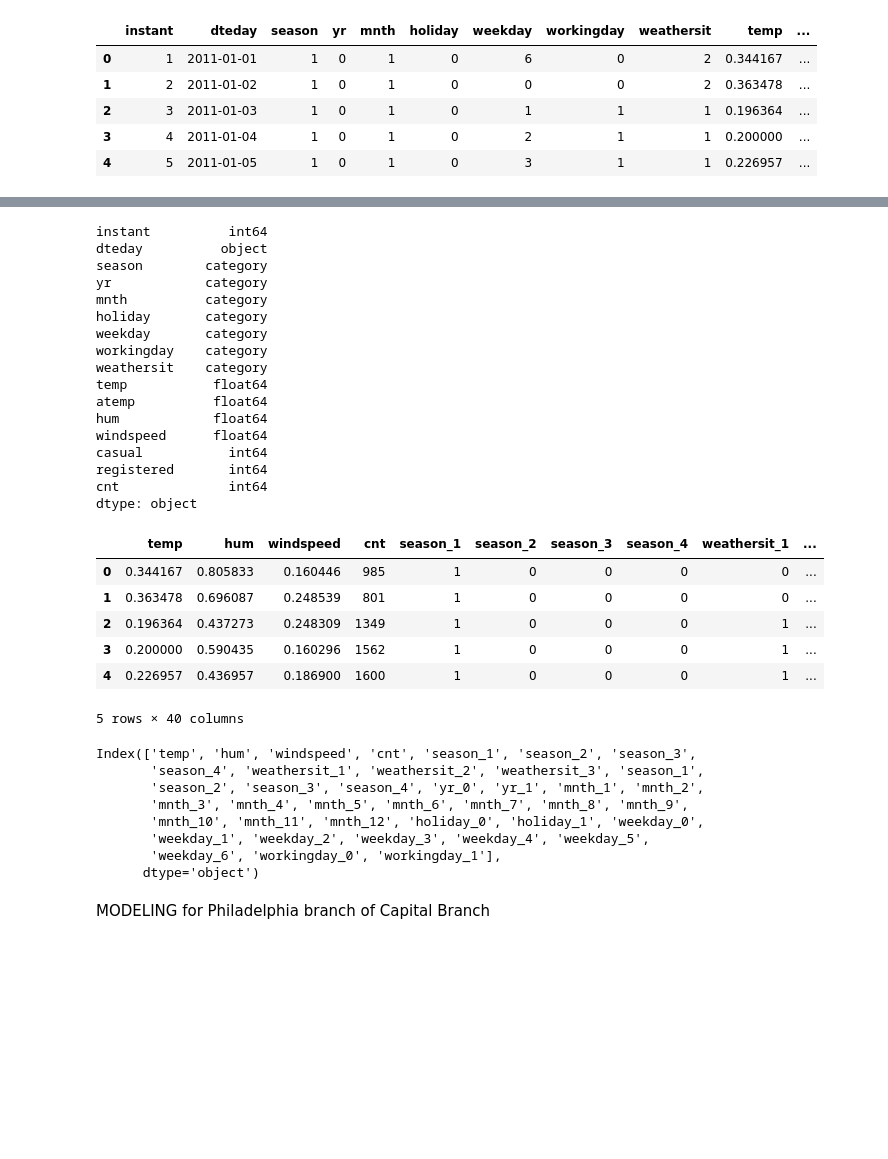
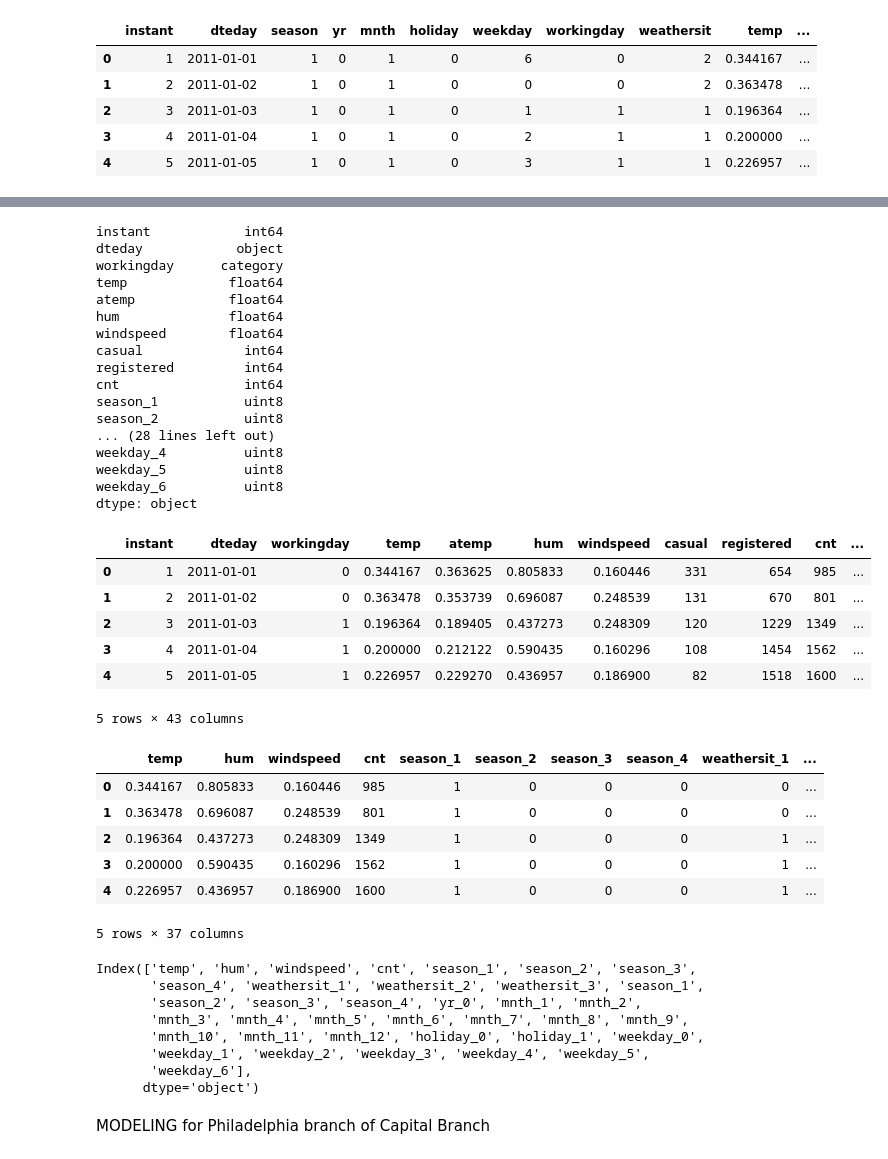
Before and after one commit to karlakum/Capstone-Two-Project, a Jupyter notebook: Notebooks/Bike - Preprocessing and Modeling.ipynb, the cells around one changed output, grey strips where cells are left out. Drawn from its saved outputs; the diff is of its cells as text; code cells hidden in the pictures; blank space fills up the shorter version.

```diff
--- a/Notebooks/Bike - Preprocessing and Modeling.ipynb
+++ b/Notebooks/Bike - Preprocessing and Modeling.ipynb
@@ -64,29 +83,41 @@ display(df1)
 # %%
 #let's make sure of the feature types.
-bike_data.dtypes
+df.dtypes
 # %% [output]
-instant          int64
-dteday          object
-season        category
-yr            category
-mnth          category
-holiday       category
-weekday       category
-workingday    category
-weathersit    category
-temp           float64
-atemp          float64
-hum            float64
-windspeed      float64
-casual           int64
-registered       int64
-cnt              int64
+instant            int64
+dteday            object
+workingday      category
+temp             float64
+atemp            float64
+hum              float64
+windspeed        float64
+casual             int64
+registered         int64
+cnt                int64
+season_1           uint8
+season_2           uint8
+... (28 lines left out)
+weekday_4          uint8
+weekday_5          uint8
+weekday_6          uint8
 dtype: object
+# %%
+df.head()
+# %% [output]
+|  | instant | dteday | workingday | temp | atemp | hum | windspeed | casual | registered | cnt | ... |
+| 0 | 1 | 2011-01-01 | 0 | 0.344167 | 0.363625 | 0.805833 | 0.160446 | 331 | 654 | 985 | ... |
+| 1 | 2 | 2011-01-02 | 0 | 0.363478 | 0.353739 | 0.696087 | 0.248539 | 131 | 670 | 801 | ... |
+| 2 | 3 | 2011-01-03 | 1 | 0.196364 | 0.189405 | 0.437273 | 0.248309 | 120 | 1229 | 1349 | ... |
+| 3 | 4 | 2011-01-04 | 1 | 0.200000 | 0.212122 | 0.590435 | 0.160296 | 108 | 1454 | 1562 | ... |
+| 4 | 5 | 2011-01-05 | 1 | 0.226957 | 0.229270 | 0.436957 | 0.186900 | 82 | 1518 | 1600 | ... |
+5 rows × 43 columns
 # %%
 # Standardize the magnitude of numeric features using a scaler
 #drop the 'dteday' column which is an object and also 'registered', 'casual' and 'atemp' to simplify the numbers
-df1.drop(['dteday', 'registered', 'casual', 'atemp', 'instant'],  axis=1, inplace=True)
-df1.head()
+#and year cloumn since it is redundant to have it for now. We cut off workingday since overall it doesn't make a big
+#difference we have already weekend and weekday columns..
+df.drop(columns = ['dteday', 'atemp', 'casual', 'registered', 'instant', 'workingday'], inplace = True)
+df.head()
 # %% [output]
 |  | temp | hum | windspeed | cnt | season_1 | season_2 | season_3 | season_4 | weathersit_1 | ... |
 | 0 | 0.344167 | 0.805833 | 0.160446 | 985 | 1 | 0 | 0 | 0 | 0 | ... |
@@ -94,22 +125,22 @@ df1.head()
 | 2 | 0.196364 | 0.437273 | 0.248309 | 1349 | 1 | 0 | 0 | 0 | 1 | ... |
 | 3 | 0.200000 | 0.590435 | 0.160296 | 1562 | 1 | 0 | 0 | 0 | 1 | ... |
 | 4 | 0.226957 | 0.436957 | 0.186900 | 1600 | 1 | 0 | 0 | 0 | 1 | ... |
-5 rows × 40 columns
+5 rows × 37 columns
 # %%
 # Making a Scaler object
 scaler = StandardScaler()
 # Fitting data to the scaler object
-scaled_df = scaler.fit_transform(df1)
-scaled_df = pd.DataFrame(scaled_df, columns= df1.columns)
+scaled_df = scaler.fit_transform(df)
+scaled_df = pd.DataFrame(scaled_df, columns= df.columns)
 scaled_df.columns
 # %% [output]
 Index(['temp', 'hum', 'windspeed', 'cnt', 'season_1', 'season_2', 'season_3',
        'season_4', 'weathersit_1', 'weathersit_2', 'weathersit_3', 'season_1',
-       'season_2', 'season_3', 'season_4', 'yr_0', 'yr_1', 'mnth_1', 'mnth_2',
+       'season_2', 'season_3', 'season_4', 'yr_0', 'mnth_1', 'mnth_2',
        'mnth_3', 'mnth_4', 'mnth_5', 'mnth_6', 'mnth_7', 'mnth_8', 'mnth_9',
        'mnth_10', 'mnth_11', 'mnth_12', 'holiday_0', 'holiday_1', 'weekday_0',
        'weekday_1', 'weekday_2', 'weekday_3', 'weekday_4', 'weekday_5',
-       'weekday_6', 'workingday_0', 'workingday_1'],
+       'weekday_6'],
       dtype='object')
 # %%
 #Split into testing and training datasets
```
Also changed, not shown: parts of 83 cells of this notebook.
